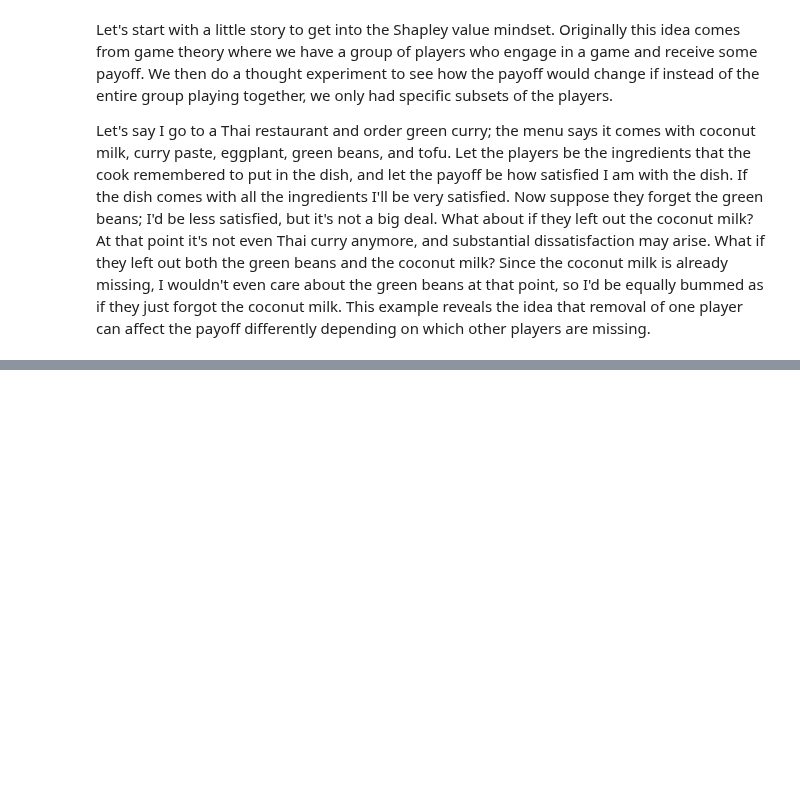
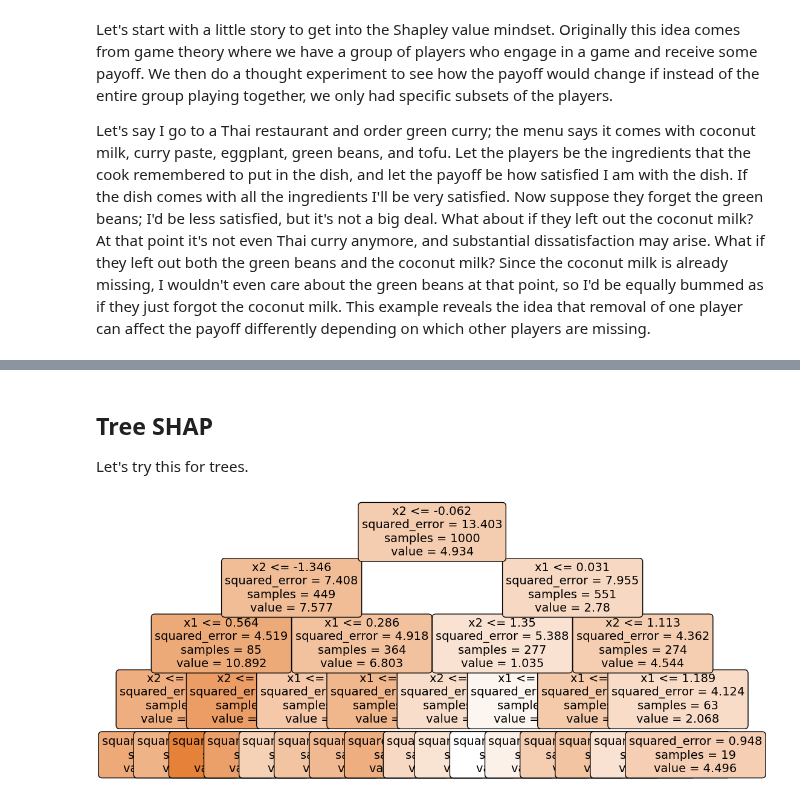
Before and after one commit to mcb00/rr-blog, a Jupyter notebook: posts/shap-from-scratch/index.ipynb, the cells around one changed output, grey strips where cells are left out. Drawn from its saved outputs; the diff is of its cells as text; code cells hidden in the pictures; blank space fills up the shorter version.

```diff
--- a/posts/shap-from-scratch/index.ipynb
+++ b/posts/shap-from-scratch/index.ipynb
@@ -277,0 +327,32 @@ exact shap value for 2 = -1.7928176580973598
+# %% [markdown]
+## Tree SHAP
+
+Let's try this for trees.
+# %%
+n= 1000
+x1 = np.random.normal(size=n)
+x2 = np.random.normal(size=n)
+# x2 = x1 + np.random.normal(size=n)
+x3 = 0 * np.random.normal(size=n)
+y = 5 + 2*x1 -3*x2 + 1*x3 + 0.25 * np.random.normal(size=n)
+df = pd.DataFrame(dict(x1=x1, x2=x2, x3=x3, y=y))
+features = ['x1', 'x2', 'x3']
+target = 'y'
+X = df[features]#.values
+y = df[target].values
+# %%
+from sklearn.tree import DecisionTreeRegressor
+
+model = DecisionTreeRegressor(max_depth=4)
+model.fit(X, y);
+# %%
+from sklearn.tree import plot_tree
+import matplotlib.pyplot as plt
+fig, ax = plt.subplots(figsize=(12,6))
+plot_tree(model,
+         feature_names=X.columns,
+         filled=True,
+         rounded=True,
+         fontsize=14);
+# %% [output]
+[figure, added]
```
Also changed, not shown: parts of 21 cells of this notebook.
